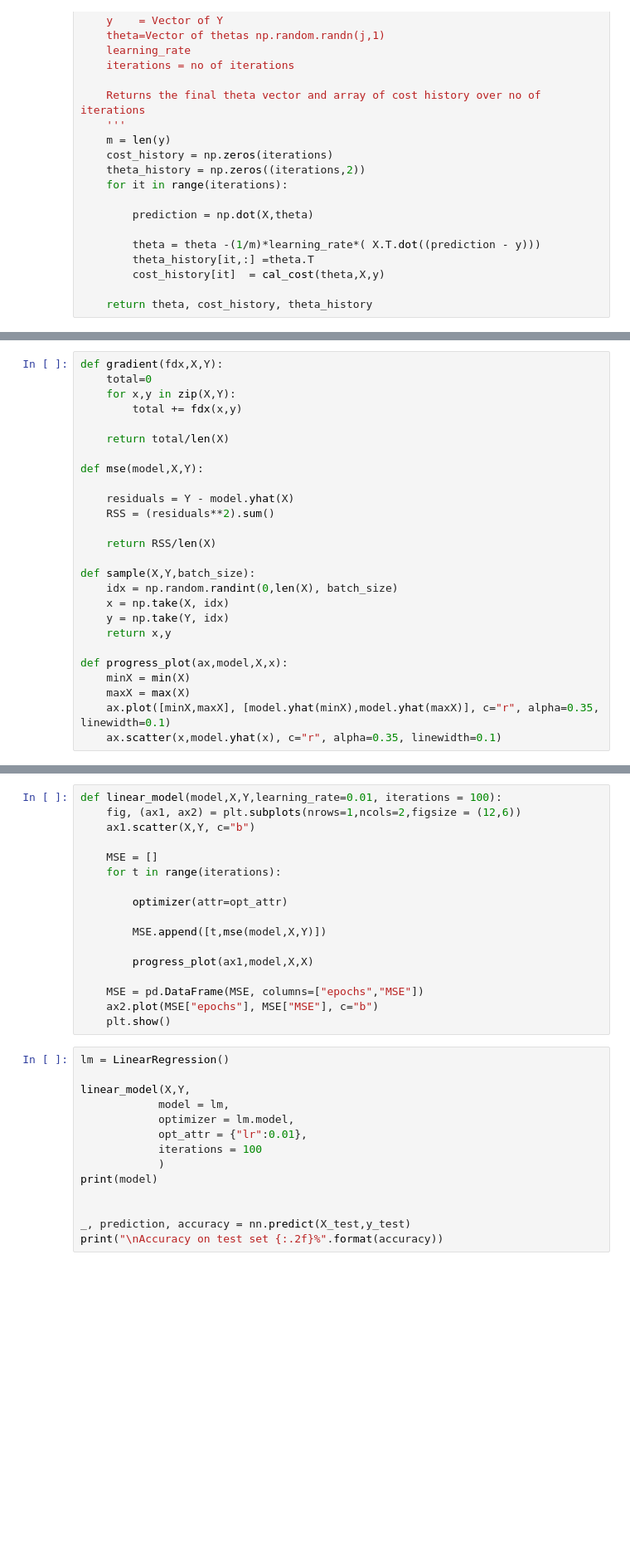
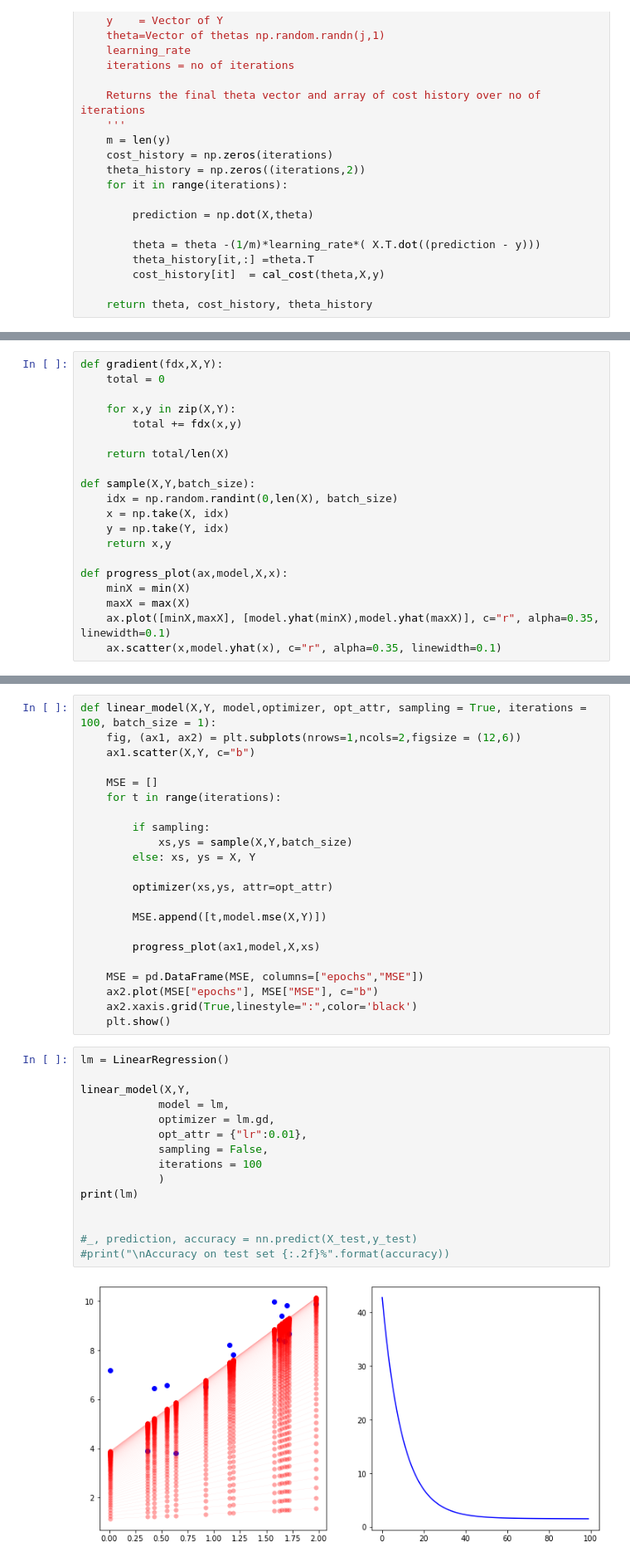
Before and after one commit to artkuzmics/NeuralNetwork, a Jupyter notebook: Gradient_Descent_with_different_optimisers.ipynb, the cells around one changed output, grey strips where cells are left out. Shown at 83% size. Saved outputs shown, nothing was run; the diff lists cells and outputs as text; blank space fills up the shorter version.

Commit message:
linear model included

```diff
--- a/Gradient_Descent_with_different_optimisers.ipynb
+++ b/Gradient_Descent_with_different_optimisers.ipynb
@@ -114,17 +108,11 @@ class LinearRegression():
 # %%
 def gradient(fdx,X,Y):
-    total=0
+    total = 0
+
     for x,y in zip(X,Y):
         total += fdx(x,y)
 
     return total/len(X)
-
-def mse(model,X,Y):
-
-    residuals = Y - model.yhat(X)
-    RSS = (residuals**2).sum()
-
-    return RSS/len(X)
 
 def sample(X,Y,batch_size):
     idx = np.random.randint(0,len(X), batch_size)
@@ -229,31 +252,39 @@ def wame():
 # %%
-def linear_model(model,X,Y,learning_rate=0.01, iterations = 100):
+def linear_model(X,Y, model,optimizer, opt_attr, sampling = True, iterations = 100, batch_size = 1):
     fig, (ax1, ax2) = plt.subplots(nrows=1,ncols=2,figsize = (12,6))
     ax1.scatter(X,Y, c="b")
 
     MSE = []
     for t in range(iterations):
 
-        optimizer(attr=opt_attr)
+        if sampling:
+            xs,ys = sample(X,Y,batch_size)
+        else: xs, ys = X, Y
 
-        MSE.append([t,mse(model,X,Y)])
+        optimizer(xs,ys, attr=opt_attr)
 
-        progress_plot(ax1,model,X,X)
+        MSE.append([t,model.mse(X,Y)])
+
+        progress_plot(ax1,model,X,xs)
 
     MSE = pd.DataFrame(MSE, columns=["epochs","MSE"])
     ax2.plot(MSE["epochs"], MSE["MSE"], c="b")
+    ax2.xaxis.grid(True,linestyle=":",color='black')
     plt.show()
 # %%
 lm = LinearRegression()
 
 linear_model(X,Y,
             model = lm,
-            optimizer = lm.model,
+            optimizer = lm.gd,
             opt_attr = {"lr":0.01},
+            sampling = False,
             iterations = 100
             )
-print(model)
+print(lm)
 
 
-_, prediction, accuracy = nn.predict(X_test,y_test)
-print("\nAccuracy on test set {:.2f}%".format(accuracy))
+#_, prediction, accuracy = nn.predict(X_test,y_test)
+#print("\nAccuracy on test set {:.2f}%".format(accuracy))
+# %% [output]
+[figure, added]
```
Also changed, not shown: parts of 21 cells of this notebook, 20 other files.
